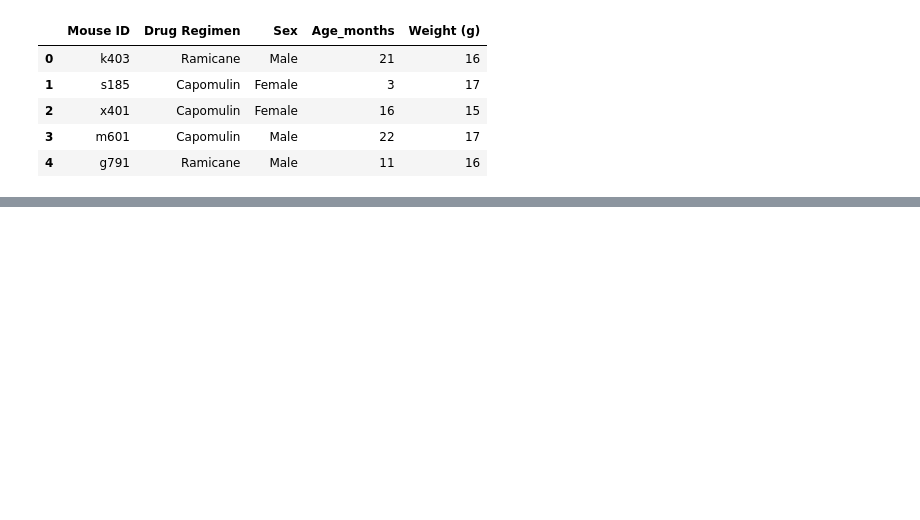
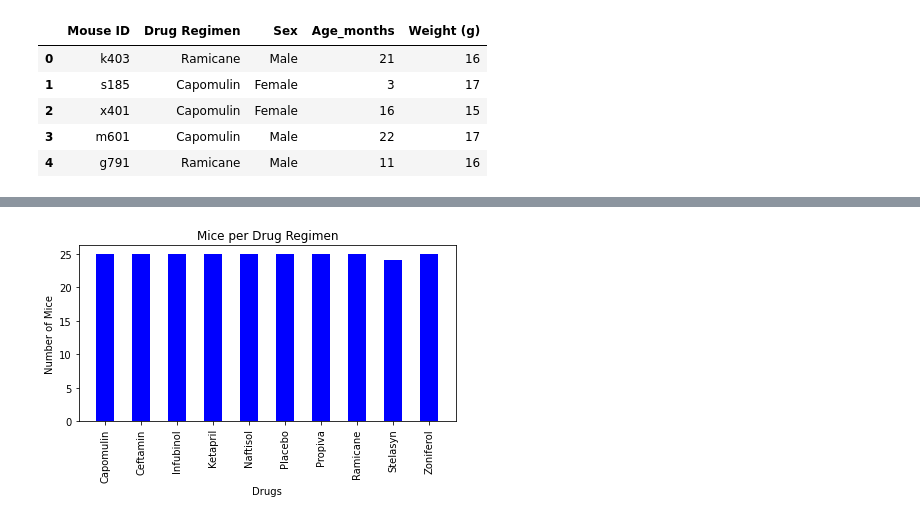
Before and after one commit to kplam624/Mice-Drug-Analysis, a Jupyter notebook: Submission/main.ipynb, the cells around one changed output, grey strips where cells are left out. Saved outputs shown, nothing was run; the diff lists cells and outputs as text; code cells hidden in the pictures; blank space fills up the shorter version.

```diff
--- a/Submission/main.ipynb
+++ b/Submission/main.ipynb
@@ -34,0 +115,20 @@ Name: Mouse ID, Length: 249, dtype: int64
+# %%
+# bar plot using matplotlib
+
+plt.bar(x_axis, drug_count, width =.5, color = 'blue', alpha = 1 ,align = 'center')
+
+# Setting the tick locations
+tick_locations = [value for value in x_axis]
+plt.xticks(tick_locations, ['Capomulin','Ceftamin','Infubinol','Ketapril','Naftisol','Placebo',
+                           'Propiva','Ramicane','Stelasyn','Zoniferol'],
+          rotation = 'vertical')
+# Labels for the axis
+plt.xlabel("Drugs")
+plt.ylabel("Number of Mice")
+plt.title("Mice per Drug Regimen")
+
+# Shows the plot
+plt.tight_layout()
+plt.show()
+# %% [output]
+[figure, added]
```
Also changed, not shown: parts of 10 cells of this notebook.
